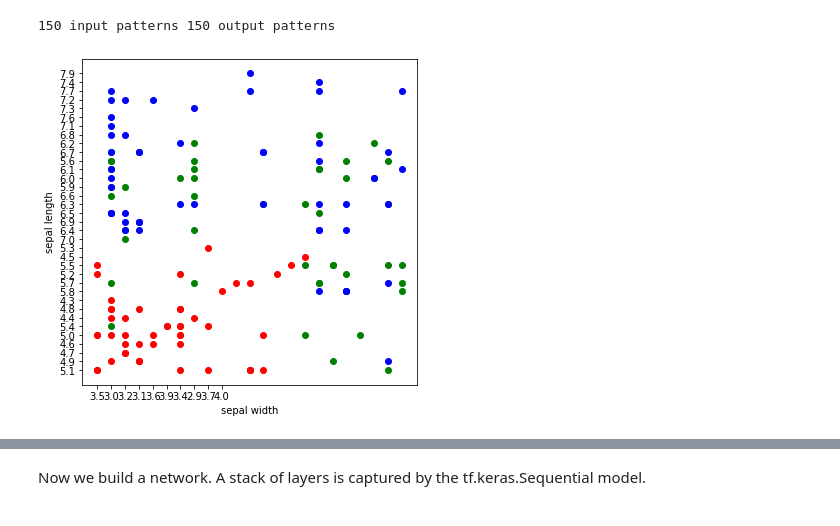
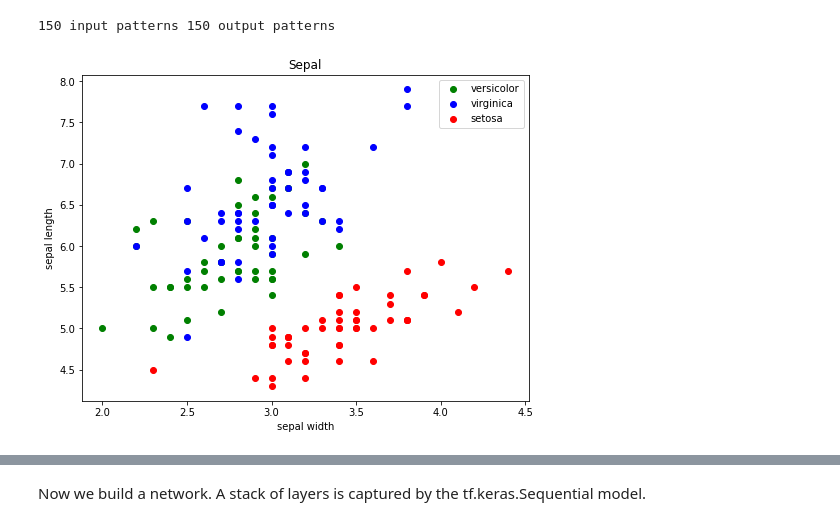
Before and after one commit to yeswhos/COMP5400M-Bio-inspired-Computing, a Jupyter notebook: CW2/Backpropagation on the Iris data set.ipynb, the cells around one changed output, grey strips where cells are left out. Saved outputs shown, nothing was run; the diff lists cells and outputs as text; code cells hidden in the pictures.

```diff
--- a/CW2/Backpropagation on the Iris data set.ipynb
+++ b/CW2/Backpropagation on the Iris data set.ipynb
@@ -102,17 +48,35 @@ with open(filepath) as f:
+# %%
+total = np.array(inputs)
+# print(total)
+set_sepal_len = total[:50:,0]
+set_sepal_wid = total[:50:,1]
+set_petal_len = total[:50:,2]
+set_petal_wid = total[:50:,3]
+
+versi_sepal_len = total[50:100:,0]
+versi_sepal_wid = total[50:100:,1]
+versi_petal_len = total[50:100:,2]
+versi_petal_wid = total[50:100:,3]
+
+virgin_sepal_len = total[100:150:,0]
+virgin_sepal_wid = total[100:150:,1]
+virgin_petal_len = total[100:150:,2]
+virgin_petal_wid = total[100:150:,3]
 # %%
 from pylab import *
 import matplotlib.pyplot as plt
 import numpy as np
 
-plt.figure(figsize=(6, 6))
+plt.figure(figsize=(8, 6))
+plt.title("Sepal")
 plt.xlabel("sepal width")
 plt.ylabel("sepal length")
-plt.xticks(np.arange(0, 10))
-plt.scatter(set_sepal_wid, set_sepal_len, c = 'r', marker = "o")
-plt.scatter(versi_sepal_wid, versi_sepal_len, c = 'g', marker = "o")
-plt.scatter(virgin_sepal_wid, virgin_sepal_len, c = 'b', marker = "o")
-plt.tick_params(axis='both',labelsize=10)
+p1 = plt.scatter(versi_sepal_wid, versi_sepal_len, c = 'g', marker = "o")
+p2 = plt.scatter(virgin_sepal_wid, virgin_sepal_len, c = 'b', marker = "o")
+p3 = plt.scatter(set_sepal_wid, set_sepal_len, c = 'r', marker = "o")
+plt.tick_params(axis='both', which = 'major', labelsize=10)
+plt.legend([p1, p2, p3], ['versicolor', 'virginica', 'setosa'], loc = 'upper right')
 
 plt.show()
 # %% [output]
-[figure, old version]
+[figure, new version]
```
Also changed, not shown: parts of 2 cells of this notebook.
